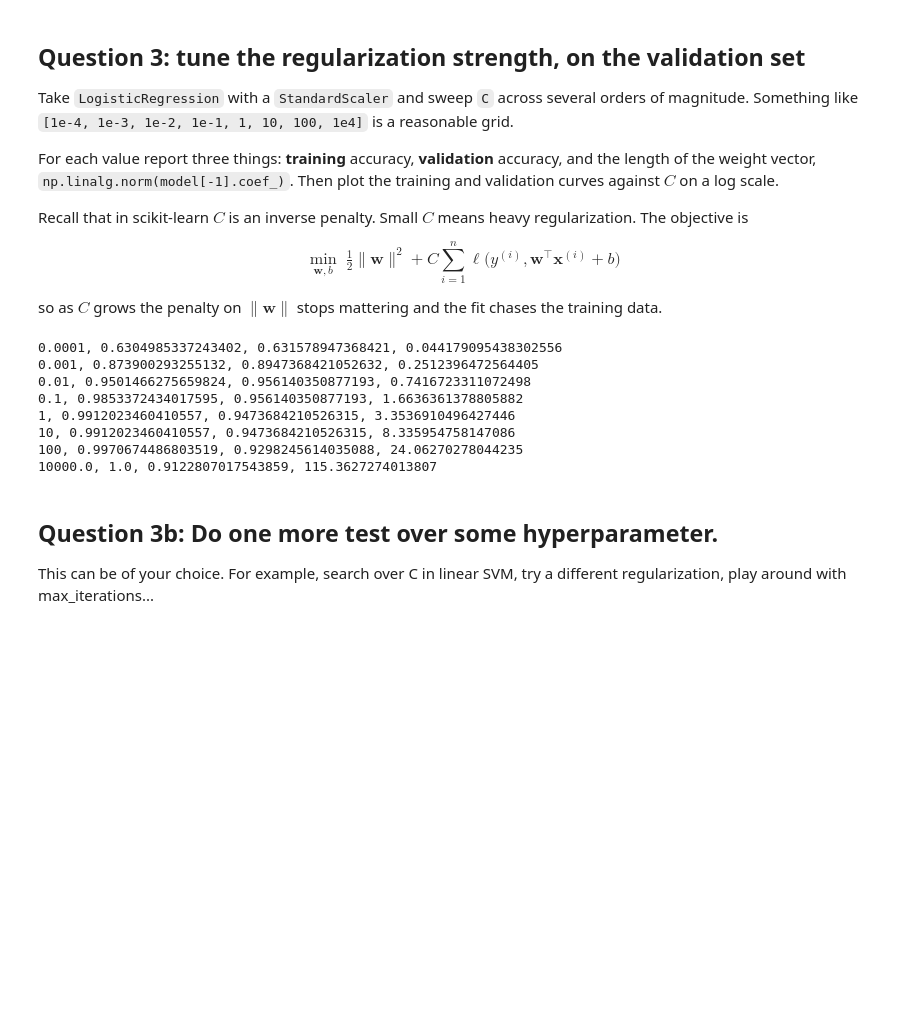
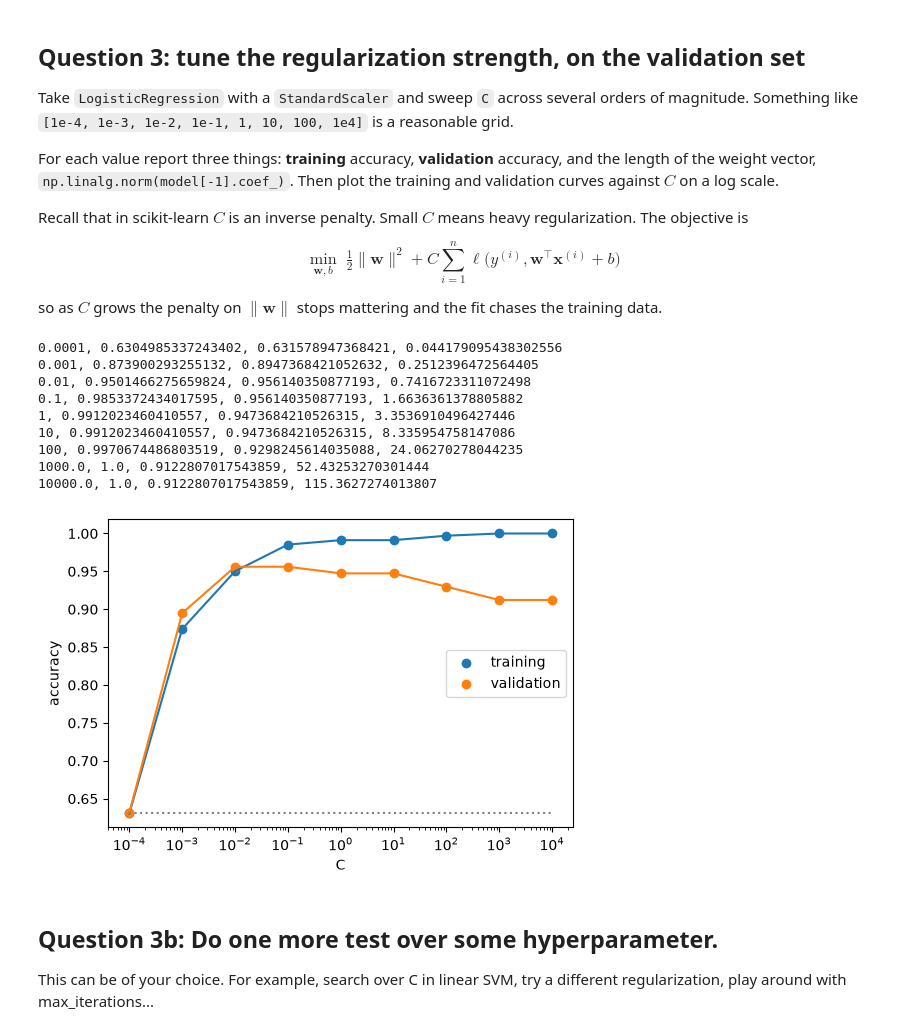
Before and after one commit to soonho-eric/CSC371_Fa2026, a Jupyter notebook: lab7-linear_classifiers/lab7c_model_selection.ipynb, the cells around one changed output. Drawn from its saved outputs; the diff is of its cells as text; code cells hidden in the pictures; blank space fills up the shorter version.

```diff
--- a/lab7-linear_classifiers/lab7c_model_selection.ipynb
+++ b/lab7-linear_classifiers/lab7c_model_selection.ipynb
@@ -145,7 +167,7 @@ so as $C$ grows the penalty on $\|\mathbf{w}\|$ stops mattering and the fit
 chases the training data.
 # %%
 # Your code here.
-grid = [1e-4, 1e-3, 1e-2, 1e-1, 1, 10, 100, 1e4]
+grid = [1e-4, 1e-3, 1e-2, 1e-1, 1, 10, 100, 1e3, 1e4]
 
 train_accs = []
 val_accs = []
@@ -165,7 +187,24 @@ for C in grid:
 1, 0.9912023460410557, 0.9473684210526315, 3.3536910496427446
 10, 0.9912023460410557, 0.9473684210526315, 8.335954758147086
 100, 0.9970674486803519, 0.9298245614035088, 24.06270278044235
+1000.0, 1.0, 0.9122807017543859, 52.43253270301444
 10000.0, 1.0, 0.9122807017543859, 115.3627274013807
+# %%
+fig, ax = plt.subplots(figsize=(6,4))
+ax.scatter(grid, train_accs, label = 'training')
+ax.plot(grid, train_accs)
+
+ax.scatter(grid, val_accs, label='validation')
+ax.plot(grid, val_accs)
+ax.set_xscale('log')
+
+ax.set_xlabel('C')
+ax.set_ylabel('accuracy')
+ax.legend()
+ax.plot([1e-4, 1e4], [np.mean(y_val), np.mean(y_val)], ls=':', color='gray')
+plt.show()
+# %% [output]
+[figure, added]
 # %% [markdown]
 ## Question 3b: Do one more test over some hyperparameter.
 
```
Also changed, not shown: parts of 8 cells of this notebook.
